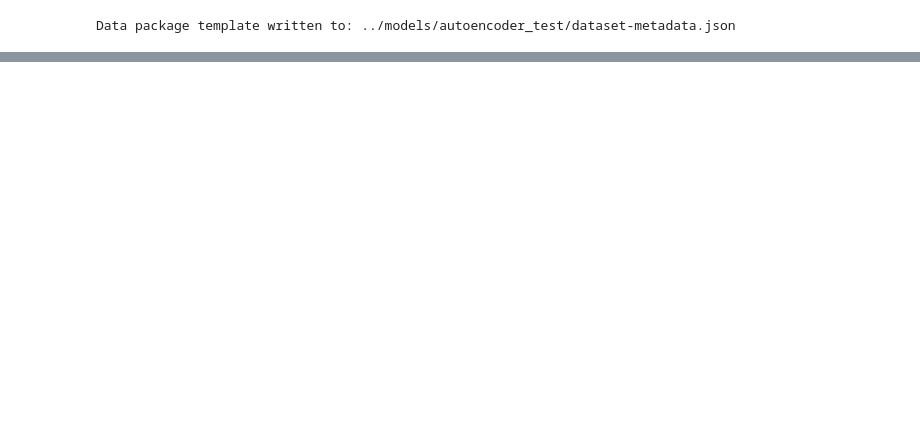
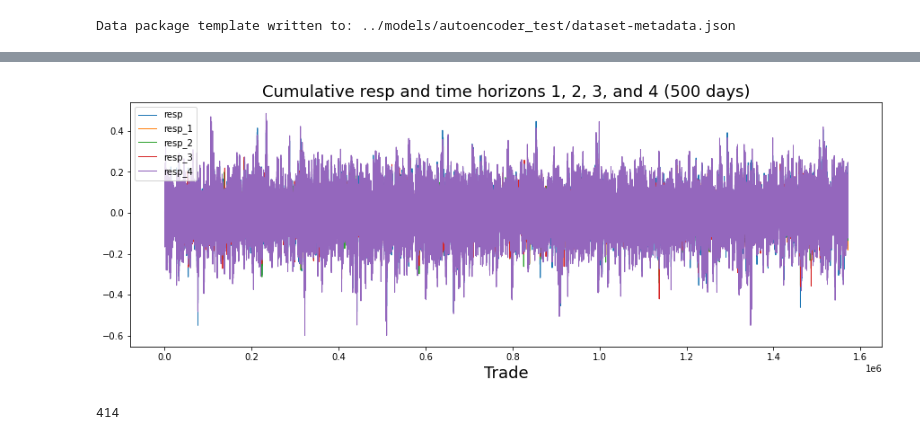
Before and after one commit to shinsei66/Jane_Street, a Jupyter notebook: src/notebook/baseline_model_mlp_v01.ipynb, the cells around one changed output, grey strips where cells are left out. Drawn from its saved outputs; the diff is of its cells as text; code cells hidden in the pictures; blank space fills up the shorter version.

```diff
--- a/src/notebook/baseline_model_mlp_v01.ipynb
+++ b/src/notebook/baseline_model_mlp_v01.ipynb
@@ -310,0 +434,26 @@ Your private Dataset is being created. Please check progress at https://www.kagg
+# %%
+fig, ax = plt.subplots(figsize=(15, 5))
+balance= pd.Series(train['resp'])
+resp_1= pd.Series(train['resp_1'])
+resp_2= pd.Series(train['resp_2'])
+resp_3= pd.Series(train['resp_3'])
+resp_4= pd.Series(train['resp_4'])
+ax.set_xlabel ("Trade", fontsize=18)
+ax.set_title ("Cumulative resp and time horizons 1, 2, 3, and 4 (500 days)", fontsize=18)
+balance.plot(lw=1)
+resp_1.plot(lw=1)
+resp_2.plot(lw=1)
+resp_3.plot(lw=1)
+resp_4.plot(lw=1)
+plt.legend(loc="upper left");
+del resp_1
+del resp_2
+del resp_3
+del resp_4
+gc.collect();
+# %% [output]
+[figure, added]
+# %%
+len(train.date.unique())
+# %% [output]
+414
```
Also changed, not shown: parts of 44 cells of this notebook.
